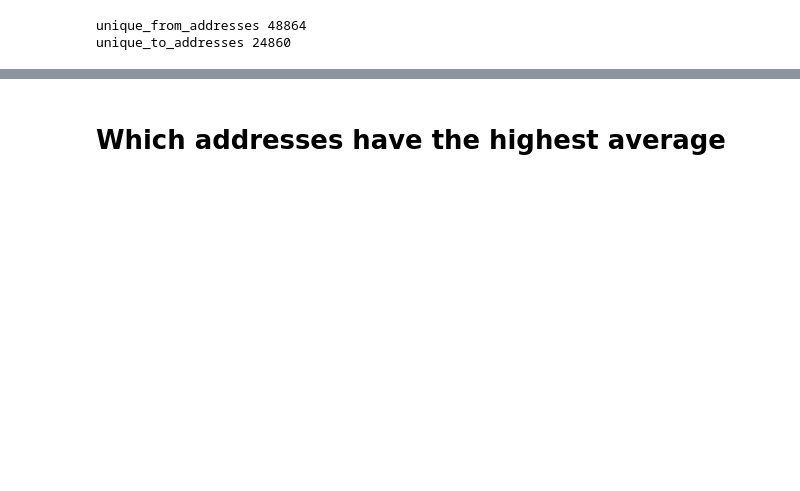
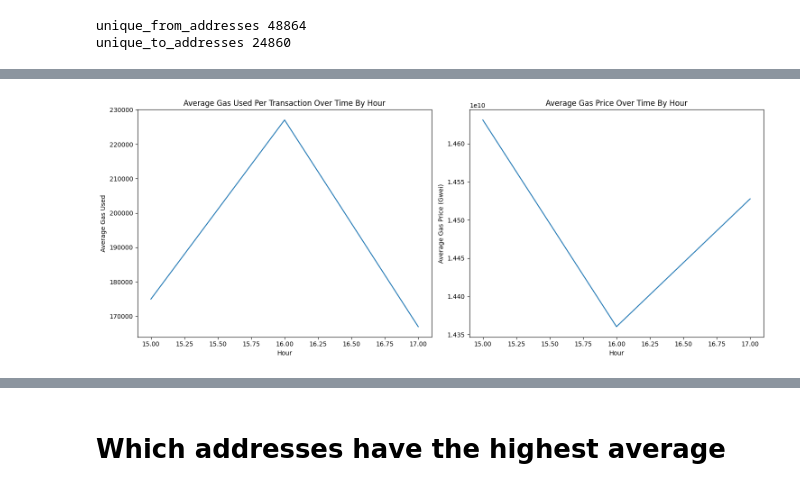
Before and after one commit to Panoskontos/EthereumTransactionsML, a Jupyter notebook: main.ipynb, the cells around one changed output, grey strips where cells are left out. Saved outputs shown, nothing was run; the diff lists cells and outputs as text; code cells hidden in the pictures; blank space fills up the shorter version.

```diff
--- a/main.ipynb
+++ b/main.ipynb
@@ -215,0 +305,25 @@ Name: to_address, dtype: int64
+# %%
+# Visualizing how Gas Used and Gas Prices change over time
+# For simplicity, we will use the average values per hour
+df['hour'] = df['block_timestamp'].dt.hour
+avg_gas_by_day = df.groupby('hour')['gas'].mean()
+avg_gas_price_by_day = df.groupby('hour')['gas_price'].mean()
+
+plt.figure(figsize=(15, 6))
+
+plt.subplot(1, 2, 1)
+avg_gas_by_day.plot(kind='line')
+plt.title('Average Gas Used Per Transaction Over Time By Hour')
+plt.xlabel('Hour')
+plt.ylabel('Average Gas Used')
+
+plt.subplot(1, 2, 2)
+avg_gas_price_by_day.plot(kind='line')
+plt.title('Average Gas Price Over Time By Hour')
+plt.xlabel('Hour')
+plt.ylabel('Average Gas Price (Gwei)')
+
+plt.tight_layout()
+plt.show()
+# %% [output]
+[figure, added]
```
Also changed, not shown: parts of 31 cells of this notebook.
